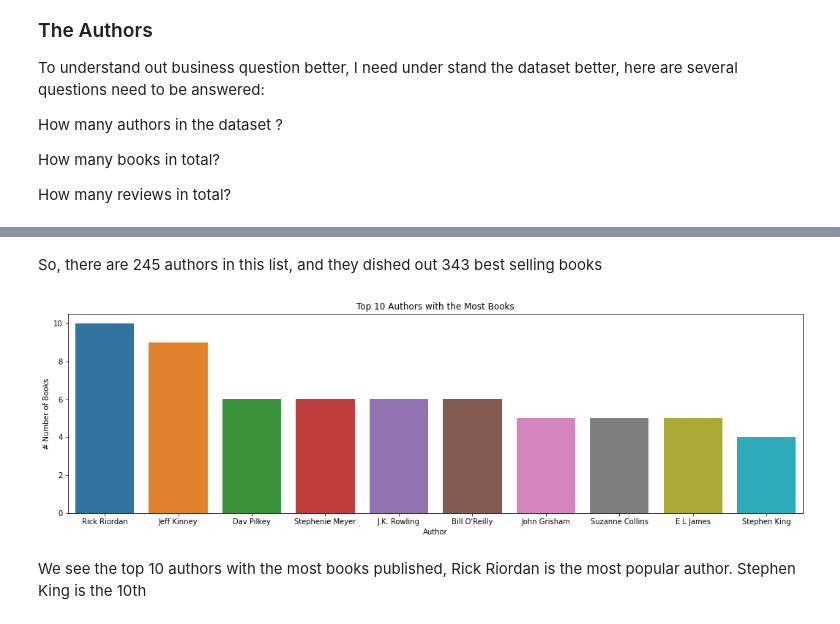
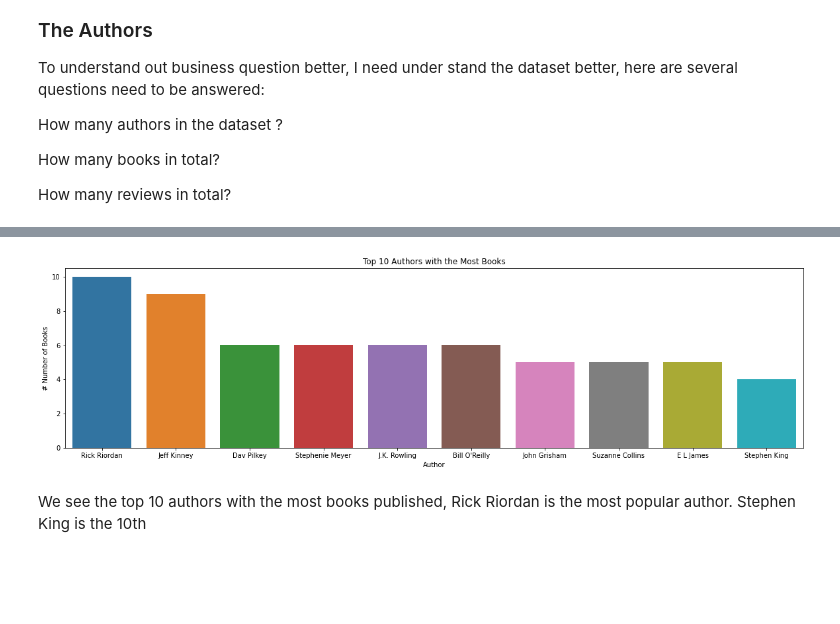
Before and after one commit to guandai/amazon_best_sell_books, a Jupyter notebook: amazon-2009-2019-best-selling-book.ipynb, the cells around one changed output, grey strips where cells are left out. Saved outputs shown, nothing was run; the diff lists cells and outputs as text; code cells hidden in the pictures; blank space fills up the shorter version.

```diff
--- a/amazon-2009-2019-best-selling-book.ipynb
+++ b/amazon-2009-2019-best-selling-book.ipynb
@@ -193,19 +182,16 @@ dtype: int64
-# %% [markdown]
-So, there are 245 authors in this list, and they dished out 343 best selling books
 # %%
 sorted_by_df_cleaned = df_cleaned.value_counts('Author')
 
-
 top_popular= sorted_by_df_cleaned[:10]
 
-plt.figure(figsize=(18,5))
+plt.figure(figsize=(20,5))
 sns.barplot(top_popular.index, top_popular.values)
 
 plt.title('Top 10 Authors with the Most Books')
 plt.ylabel('# Number of Books')
 plt.show()
 # %% [output]
-[figure, old version]
+[figure, new version]
 # %% [markdown]
 We see the top 10 authors with the most books published, Rick Riordan is the most popular author. Stephen King is the 10th
 # %%
```
Also changed, not shown: parts of 10 cells of this notebook.
